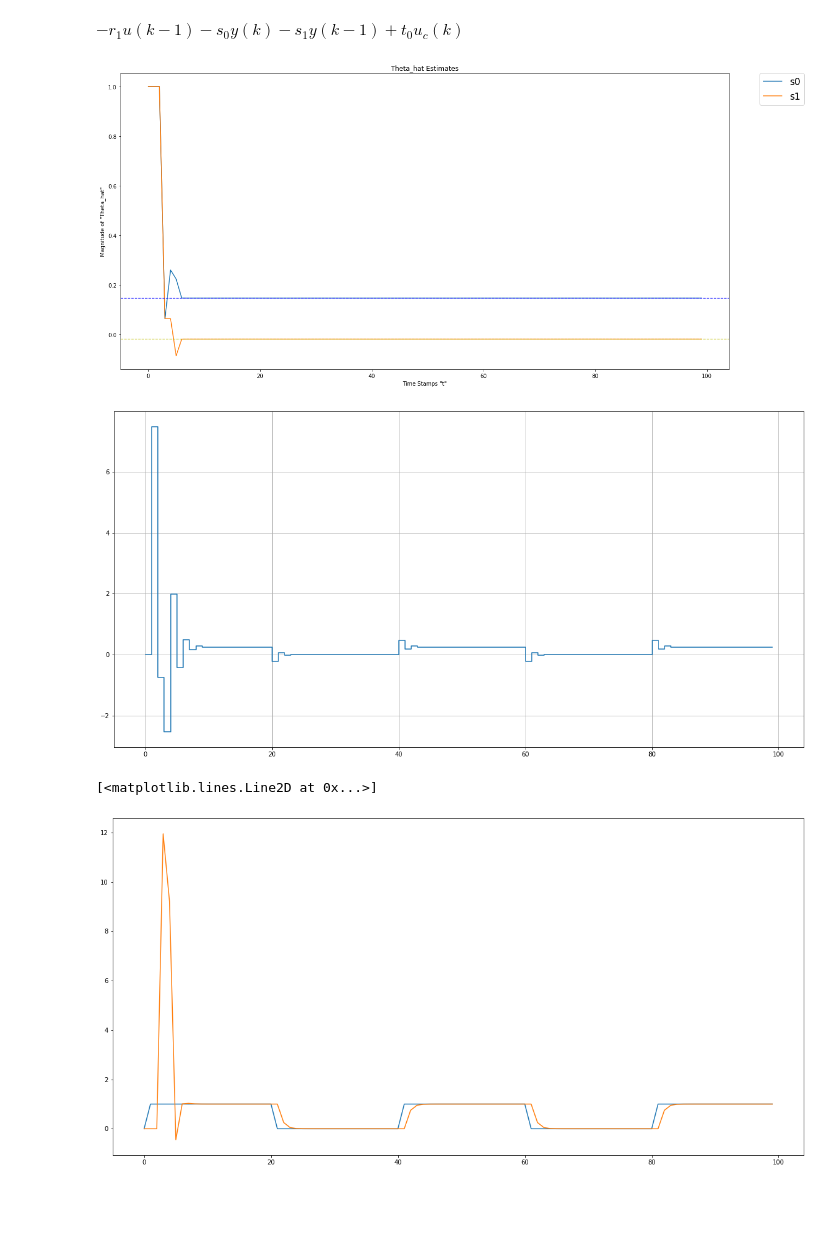
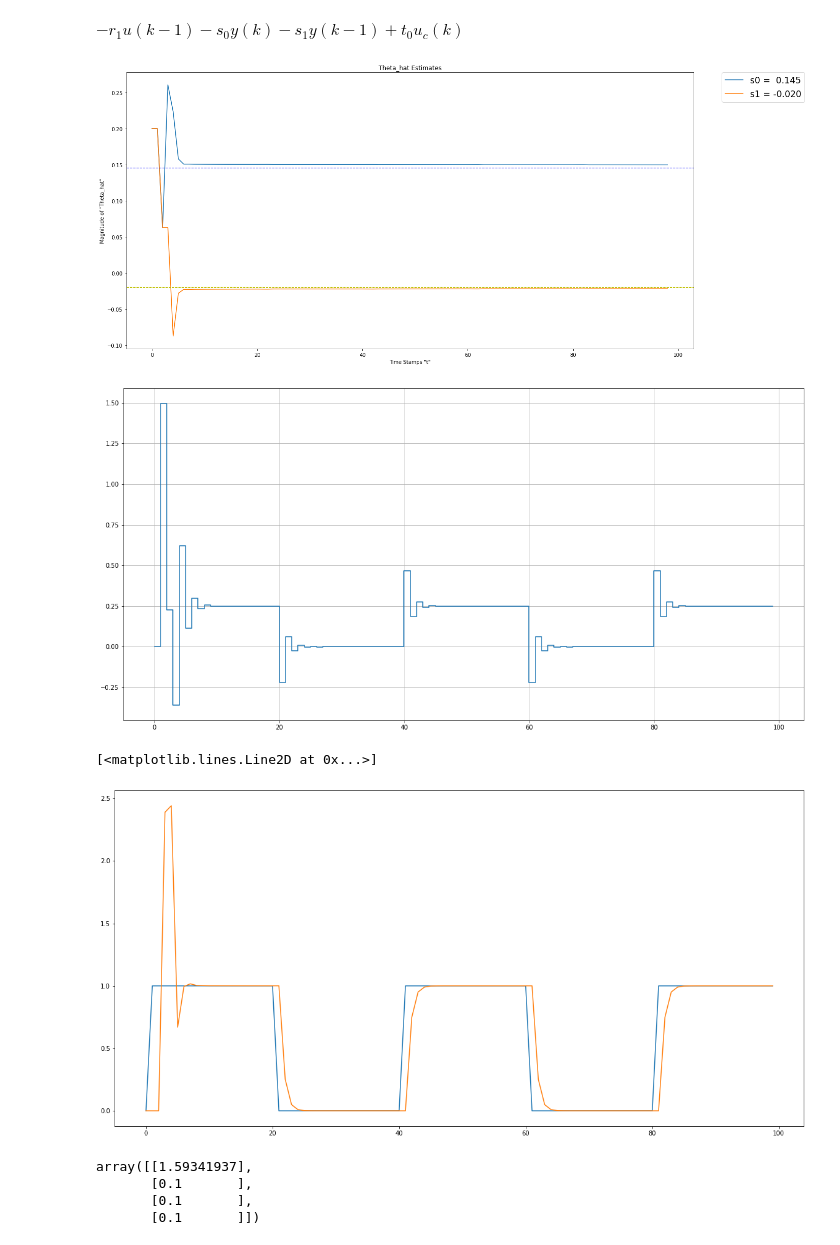
Before and after one commit to cplan082-tech/Adaptive_Control, a Jupyter notebook: assignments/A2/Clive_Plante_hw2.ipynb, the cells around one changed output. Cells and saved outputs as stored; diff of their text form; code cells hidden in the pictures; blank space fills up the shorter version.

```diff
--- a/assignments/A2/Clive_Plante_hw2.ipynb
+++ b/assignments/A2/Clive_Plante_hw2.ipynb
@@ -538,8 +550,8 @@ $S =\;${{S_}}
 # %% [markdown]
 ## Control equation
 # %%
-TR = simplify(T/R)
-SR = simplify(S/R).subs([(s0, s_0), (s1, s_1)])
+TR = simplify(T_/R_)
+SR = simplify(S_/R_)
 
 obj_TR = numden_coeff(TR, q)
 obj_SR = numden_coeff(SR, q)
@@ -644,0 +750,14 @@ plt.plot(t, u_c)
+# %%
+TR = simplify(T/R)
+SR = simplify(S/R)
+
+display(TR)
+
+obj_TR = numden_coeff(TR, q)
+obj_SR = numden_coeff(SR, q)
+
+aTR = obj_TR.lst_denum_coeff
+bTR = obj_TR.lst_num_coeff
+
+aSR = obj_SR.lst_denum_coeff
+bSR = obj_SR.lst_num_coeff
@@ -644,0 +782,7 @@ plt.plot(t, u_c)
+# %%
+u_k_1, u_k_2, uc_k_1, y_k, y_k_1, y_k_2 = sp.symbols('u(k-1) u(k-2) u_{c}(k-1) y(k) y(k-1) y(k-2)')
+
+uk = -u_k_1*aTR[1] -u_k_2*aTR[2] + uc_k_1*bTR[0] - y_k*bSR[0] - y_k_1*bSR[1] - y_k_2*bSR[2]
+# simplify(uk.subs([(y0, Y_), (r01, r_01), (s00, s_00), (s01, s_01)]))
+uk = simplify(uk.subs([(t0, t_0), (y0, Y_), (r01, r_01), (s00, s_00), (s01, s_01)]))
+uk
@@ -647,8 +885,17 @@ plt.plot(t, u_c)
 # %%
 r1, t0 = sp.symbols('r_1 t_0')
 
+A = q**2 + a1*q + a2
+B = b0*q + b1
+B_minus = b0
+B_plus = simplify(B/B_minus)
+H = B/A
+A0 = 1
+
+S = s0*q + s1
 R = q + r1 # define b1/b0 as r1
-T = q*t0 # t0 = (am1*am2 + 1)/b0
+R_prime = 1
+T = q*t0 # t0 = (am1 + am2 + 1)/b0
 # %% [markdown]
 ## Part 1
 # %% [markdown]
@@ -797,6 +1044,7 @@ starting_samples = 2
 
 # starting estimate for plant parameters
 est = 0.1
+est_offset = 5
 
 lam = 1 # forgeting factor lambda
 
@@ -818,7 +1066,9 @@ theta0 = np.array([b_0, r_1_p, s_0_p, s_1_p]).reshape(-1,1)
 
 # Tunable components ^^^^^^^^^^^^^^^^^^^^^^^^^^^^^^^^
 
-theta_hat = [np.array([est]*len(theta0)).reshape(-1,1) for _ in range(starting_samples)]
+theta_hat = [np.array([est]*len(theta0)).reshape(-1,1)]
+theta_hat[0][0] = est*est_offset
+# theta_hat = [np.array([1,0.1,0.1,0.1]).reshape(-1,1)]
 
 uk_subd = uk.subs([(am1, a_m1), (am2, a_m2)])
 uk_func = sp.lambdify([u_k_1, uc_k, y_k, y_k_1, r1, s0, s1, t0], uk_subd)
@@ -842,35 +1092,43 @@ for k in range(starting_samples ,sample_depth):
     phi = np.array([uf[-1], uf[-2], yf[-1], yf[-2]]).reshape(-1,1)
 
     y.append(np.reshape(phi.T@theta0, ()))
     K = p@phi@inv(np.array(lam + phi.T@p@phi))
     theta_hat.append(theta_hat[-1] + K*(y[k] - phi.T@theta_hat[-1]))
     p = (I - K@phi.T)@p/lam
 
 
     r_1 = theta_hat[-1][1]/theta_hat[-1][0]
     s_0 = theta_hat[-1][2]/theta_hat[-1][0]
     s_1 = theta_hat[-1][3]/theta_hat[-1][0]
     t_0 = (a_m1 + a_m2 + 1)/theta_hat[-1][0]
 
     u.append(np.reshape(uk_func(u[k-1], u_c[k], y[k], y[k-1],
                                 r_1, s_0, s_1, t_0), ()))
 
     uf.append(-a_m1*uf[k-1] - a_m2*uf[k-2] + u[k])
     yf.append(-a_m1*yf[k-1] - a_m2*yf[k-2] + y[k])
 
 lst_cntrl_param = [theta_hat[i][-2::]/theta_hat[i][0] for i in range(len(theta_hat))]
-df_theta = pd.DataFrame(np.asarray(lst_cntrl_param).reshape(-1,2,), columns=['s0', 's1'])
+df_theta = pd.DataFrame(np.asarray(lst_cntrl_param).reshape(-1,2,),
+                        columns=[f's0 = {s_0_p/b_0: .3f}', f's1 = {s_1_p/b_0: .3f}'])
 
 theta_hat_ploter(df_theta, theta0[-2::]/theta0[0], 'Theta_hat Estimates')
 
 plt.step(t, u)
 plt.grid()
 plt.show()
 
 plt.plot(t, u_c)
 plt.plot(t, y)
 # %% [output]
-[figure, old version]
+[figure, new version]
-[figure, old version]
+[figure, new version]
 [<matplotlib.lines.Line2D at 0x...>]
-[figure, old version]
+[figure, new version]
+# %%
+theta_hat[2]
+# %% [output]
+array([[1.59341937],
+       [0.1       ],
+       [0.1       ],
+       [0.1       ]])
```
Also changed, not shown: parts of 22 cells of this notebook.
